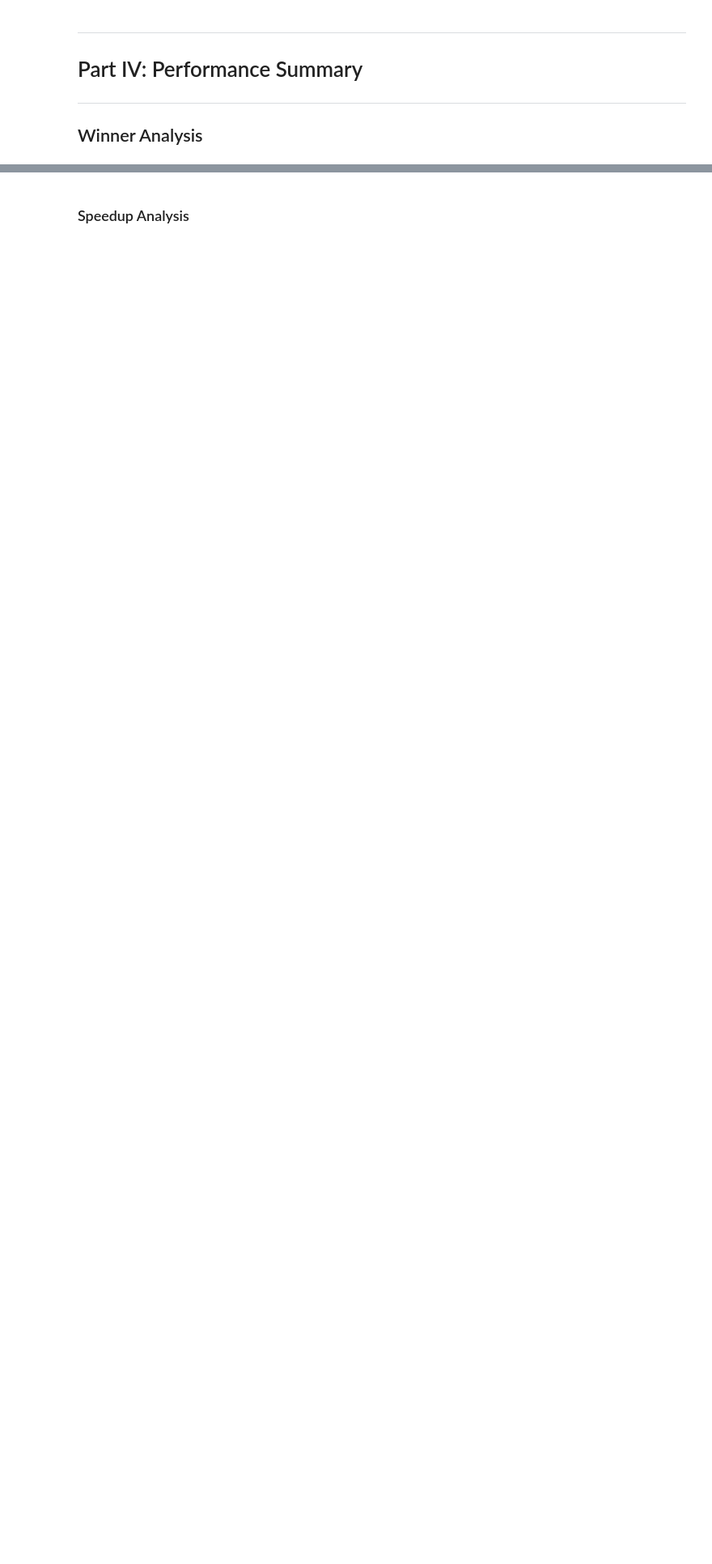
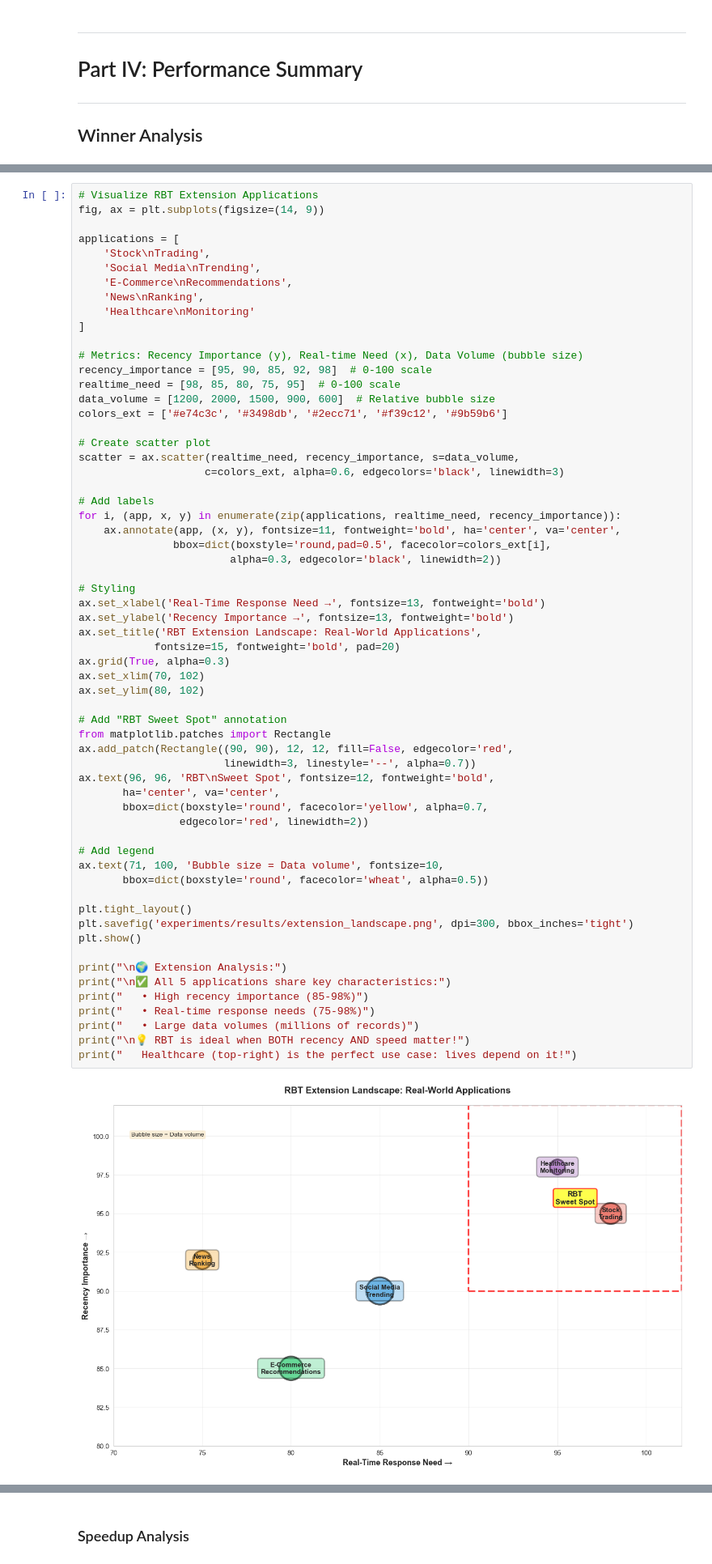
Before and after one commit to marcushooy/CS201, a Jupyter notebook: CS201_Analysis.ipynb, the cells around one changed output, grey strips where cells are left out. Shown at 81% size. Drawn from its saved outputs; the diff is of its cells as text; blank space fills up the shorter version.

```diff
--- a/CS201_Analysis.ipynb
+++ b/CS201_Analysis.ipynb
@@ -591,0 +1009,63 @@ This analysis demonstrates how understanding both **theoretical complexity** and
+# %%
+# Visualize RBT Extension Applications
+fig, ax = plt.subplots(figsize=(14, 9))
+
+applications = [
+    'Stock\nTrading',
+    'Social Media\nTrending',
+    'E-Commerce\nRecommendations',
+    'News\nRanking',
+    'Healthcare\nMonitoring'
+]
+
+# Metrics: Recency Importance (y), Real-time Need (x), Data Volume (bubble size)
+recency_importance = [95, 90, 85, 92, 98]  # 0-100 scale
+realtime_need = [98, 85, 80, 75, 95]  # 0-100 scale
+data_volume = [1200, 2000, 1500, 900, 600]  # Relative bubble size
+colors_ext = ['#e74c3c', '#3498db', '#2ecc71', '#f39c12', '#9b59b6']
+
+# Create scatter plot
+scatter = ax.scatter(realtime_need, recency_importance, s=data_volume,
+                    c=colors_ext, alpha=0.6, edgecolors='black', linewidth=3)
+
+# Add labels
+for i, (app, x, y) in enumerate(zip(applications, realtime_need, recency_importance)):
+    ax.annotate(app, (x, y), fontsize=11, fontweight='bold', ha='center', va='center',
+               bbox=dict(boxstyle='round,pad=0.5', facecolor=colors_ext[i],
+                        alpha=0.3, edgecolor='black', linewidth=2))
+
+# Styling
+ax.set_xlabel('Real-Time Response Need →', fontsize=13, fontweight='bold')
+ax.set_ylabel('Recency Importance →', fontsize=13, fontweight='bold')
+ax.set_title('RBT Extension Landscape: Real-World Applications',
+            fontsize=15, fontweight='bold', pad=20)
+ax.grid(True, alpha=0.3)
+ax.set_xlim(70, 102)
+ax.set_ylim(80, 102)
+
+# Add "RBT Sweet Spot" annotation
+from matplotlib.patches import Rectangle
+ax.add_patch(Rectangle((90, 90), 12, 12, fill=False, edgecolor='red',
+                       linewidth=3, linestyle='--', alpha=0.7))
+ax.text(96, 96, 'RBT\nSweet Spot', fontsize=12, fontweight='bold',
+       ha='center', va='center',
+       bbox=dict(boxstyle='round', facecolor='yellow', alpha=0.7,
+                edgecolor='red', linewidth=2))
+
+# Add legend
+ax.text(71, 100, 'Bubble size = Data volume', fontsize=10,
+       bbox=dict(boxstyle='round', facecolor='wheat', alpha=0.5))
+
+plt.tight_layout()
+plt.savefig('experiments/results/extension_landscape.png', dpi=300, bbox_inches='tight')
+plt.show()
+
+print("\n🌍 Extension Analysis:")
+print("\n✅ All 5 applications share key characteristics:")
+print("   • High recency importance (85-98%)")
+print("   • Real-time response needs (75-98%)")
+print("   • Large data volumes (millions of records)")
+print("\n💡 RBT is ideal when BOTH recency AND speed matter!")
+print("   Healthcare (top-right) is the perfect use case: lives depend on it!")
+# %% [output]
+[figure, added]
```
Also changed, not shown: parts of 24 cells of this notebook, 3 other files.
